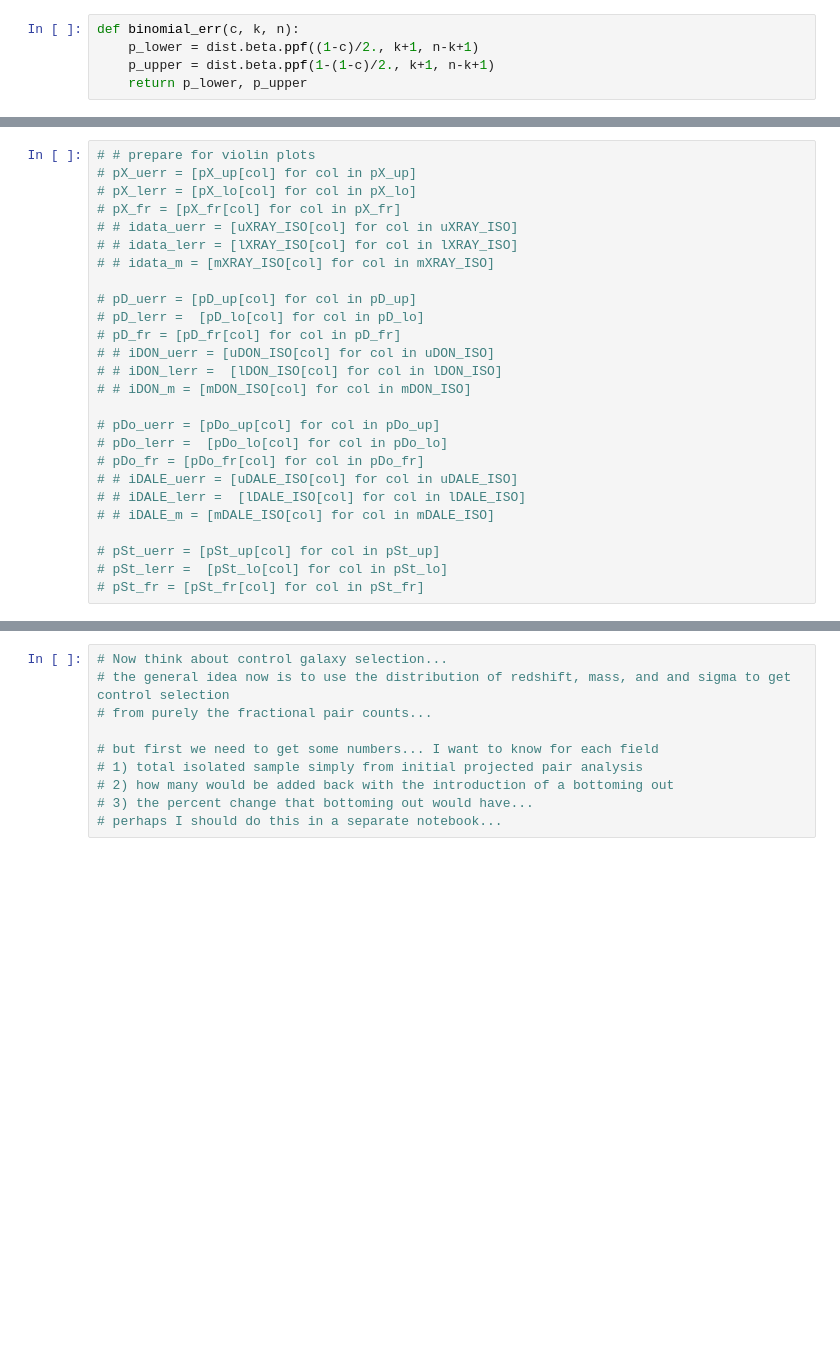
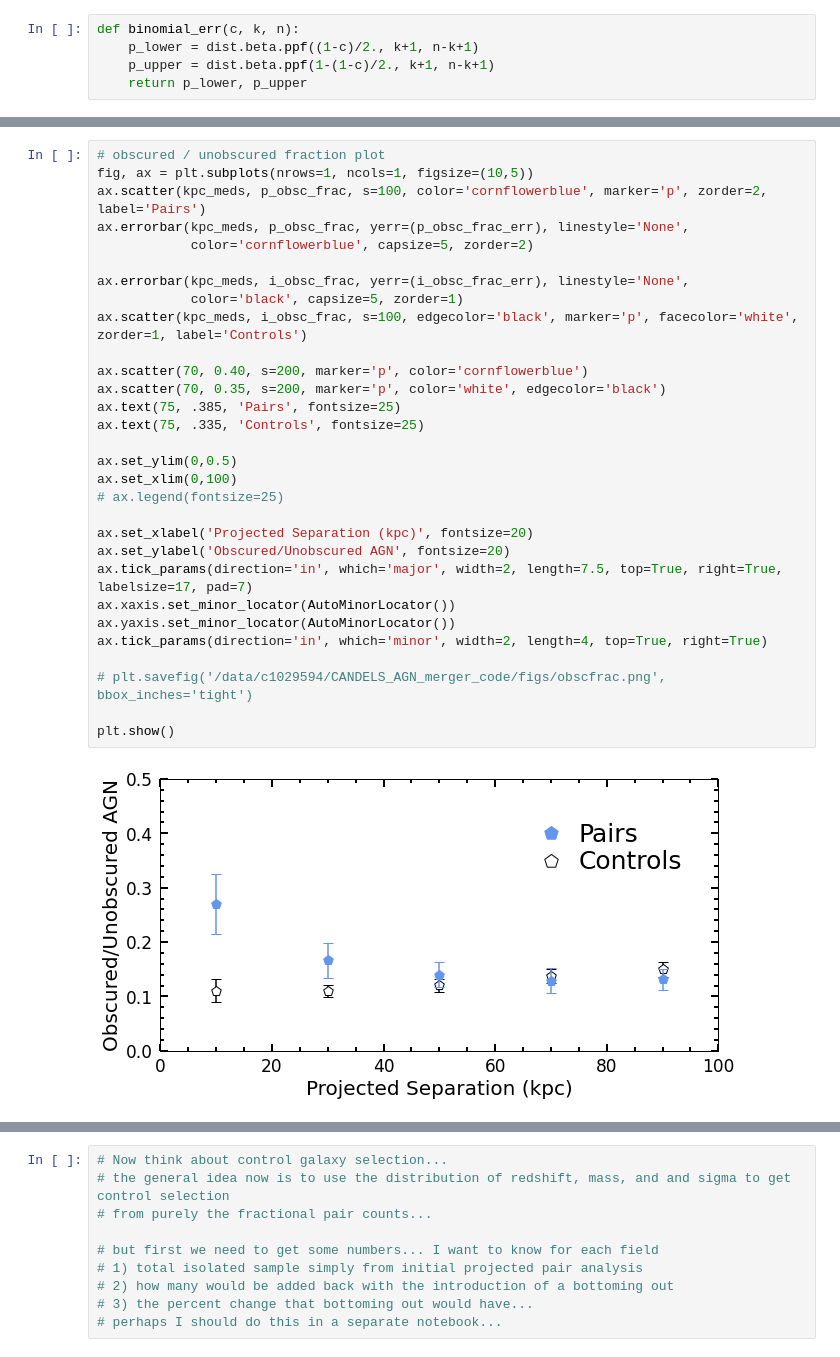
Before and after one commit to sldough21/pair-conv-misc, a Jupyter notebook: pam_analysis.ipynb, the cells around one changed output, grey strips where cells are left out. Saved outputs shown, nothing was run; the diff lists cells and outputs as text; blank space fills up the shorter version.

```diff
--- a/pam_analysis.ipynb
+++ b/pam_analysis.ipynb
@@ -1051,26 +1519,32 @@ array([0.02450239, 0.01687322, 0.01505419, 0.0135358 , 0.01489968,
 # %%
-# # prepare for violin plots
-# pX_uerr = [pX_up[col] for col in pX_up]
-# pX_lerr = [pX_lo[col] for col in pX_lo]
-# pX_fr = [pX_fr[col] for col in pX_fr]
-# # idata_uerr = [uXRAY_ISO[col] for col in uXRAY_ISO]
-# # idata_lerr = [lXRAY_ISO[col] for col in lXRAY_ISO]
-# # idata_m = [mXRAY_ISO[col] for col in mXRAY_ISO]
+# obscured / unobscured fraction plot
+fig, ax = plt.subplots(nrows=1, ncols=1, figsize=(10,5))
+ax.scatter(kpc_meds, p_obsc_frac, s=100, color='cornflowerblue', marker='p', zorder=2, label='Pairs')
+ax.errorbar(kpc_meds, p_obsc_frac, yerr=(p_obsc_frac_err), linestyle='None',
+            color='cornflowerblue', capsize=5, zorder=2)
 
-# pD_uerr = [pD_up[col] for col in pD_up]
-# pD_lerr =  [pD_lo[col] for col in pD_lo]
-# pD_fr = [pD_fr[col] for col in pD_fr]
-# # iDON_uerr = [uDON_ISO[col] for col in uDON_ISO]
-# # iDON_lerr =  [lDON_ISO[col] for col in lDON_ISO]
-# # iDON_m = [mDON_ISO[col] for col in mDON_ISO]
+ax.errorbar(kpc_meds, i_obsc_frac, yerr=(i_obsc_frac_err), linestyle='None',
+            color='black', capsize=5, zorder=1)
+ax.scatter(kpc_meds, i_obsc_frac, s=100, edgecolor='black', marker='p', facecolor='white', zorder=1, label='Controls')
 
-# pDo_uerr = [pDo_up[col] for col in pDo_up]
-# pDo_lerr =  [pDo_lo[col] for col in pDo_lo]
-# pDo_fr = [pDo_fr[col] for col in pDo_fr]
-# # iDALE_uerr = [uDALE_ISO[col] for col in uDALE_ISO]
-# # iDALE_lerr =  [lDALE_ISO[col] for col in lDALE_ISO]
-# # iDALE_m = [mDALE_ISO[col] for col in mDALE_ISO]
+ax.scatter(70, 0.40, s=200, marker='p', color='cornflowerblue')
+ax.scatter(70, 0.35, s=200, marker='p', color='white', edgecolor='black')
+ax.text(75, .385, 'Pairs', fontsize=25)
+ax.text(75, .335, 'Controls', fontsize=25)
 
-# pSt_uerr = [pSt_up[col] for col in pSt_up]
-# pSt_lerr =  [pSt_lo[col] for col in pSt_lo]
-# pSt_fr = [pSt_fr[col] for col in pSt_fr]
+ax.set_ylim(0,0.5)
+ax.set_xlim(0,100)
+# ax.legend(fontsize=25)
+
+ax.set_xlabel('Projected Separation (kpc)', fontsize=20)
+ax.set_ylabel('Obscured/Unobscured AGN', fontsize=20)
+ax.tick_params(direction='in', which='major', width=2, length=7.5, top=True, right=True, labelsize=17, pad=7)
+ax.xaxis.set_minor_locator(AutoMinorLocator())
+ax.yaxis.set_minor_locator(AutoMinorLocator())
+ax.tick_params(direction='in', which='minor', width=2, length=4, top=True, right=True)
+
+# plt.savefig('/data/c1029594/CANDELS_AGN_merger_code/figs/obscfrac.png', bbox_inches='tight')
+
+plt.show()
+# %% [output]
+[figure, added]
```
Also changed, not shown: parts of 97 cells of this notebook.
